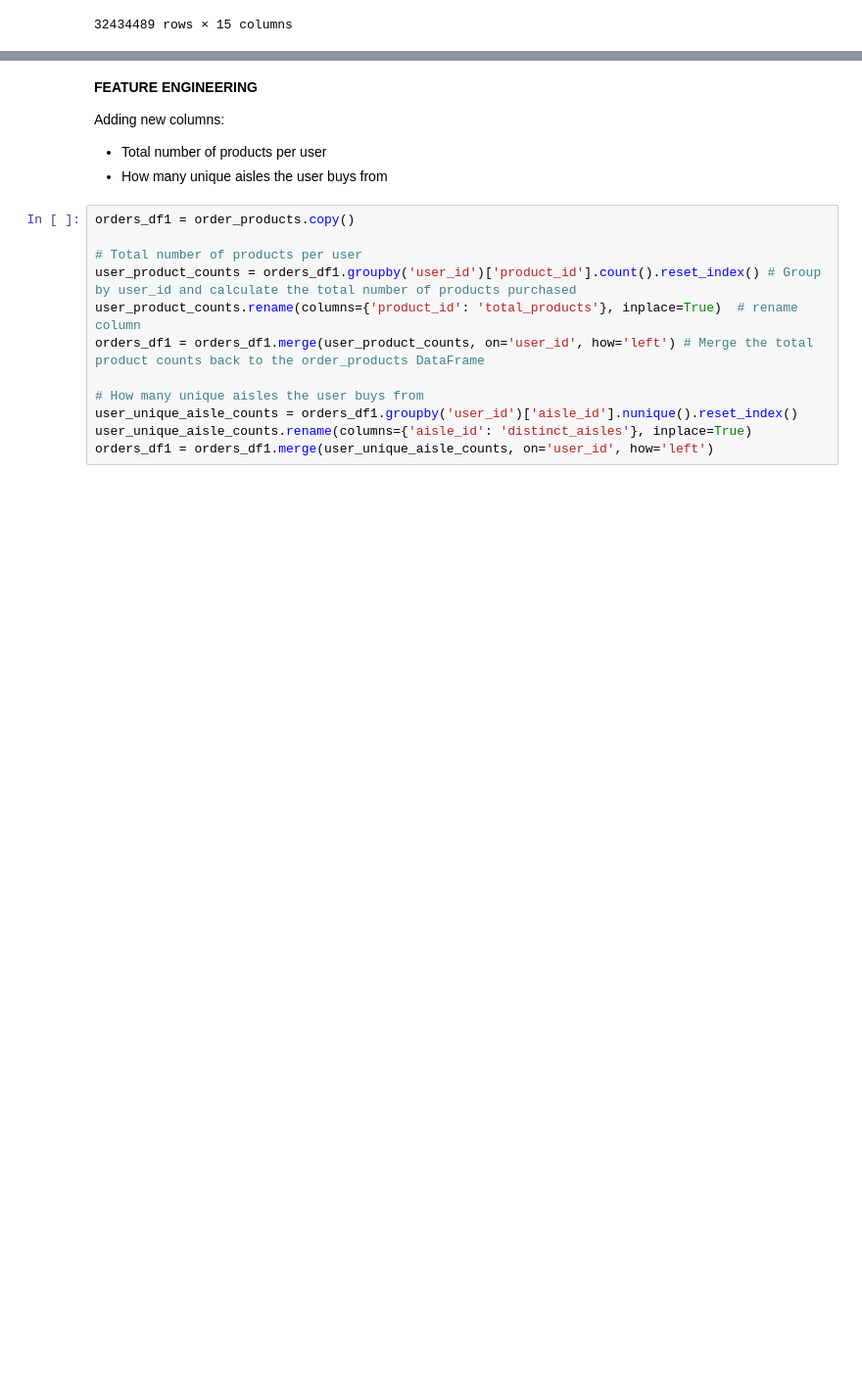
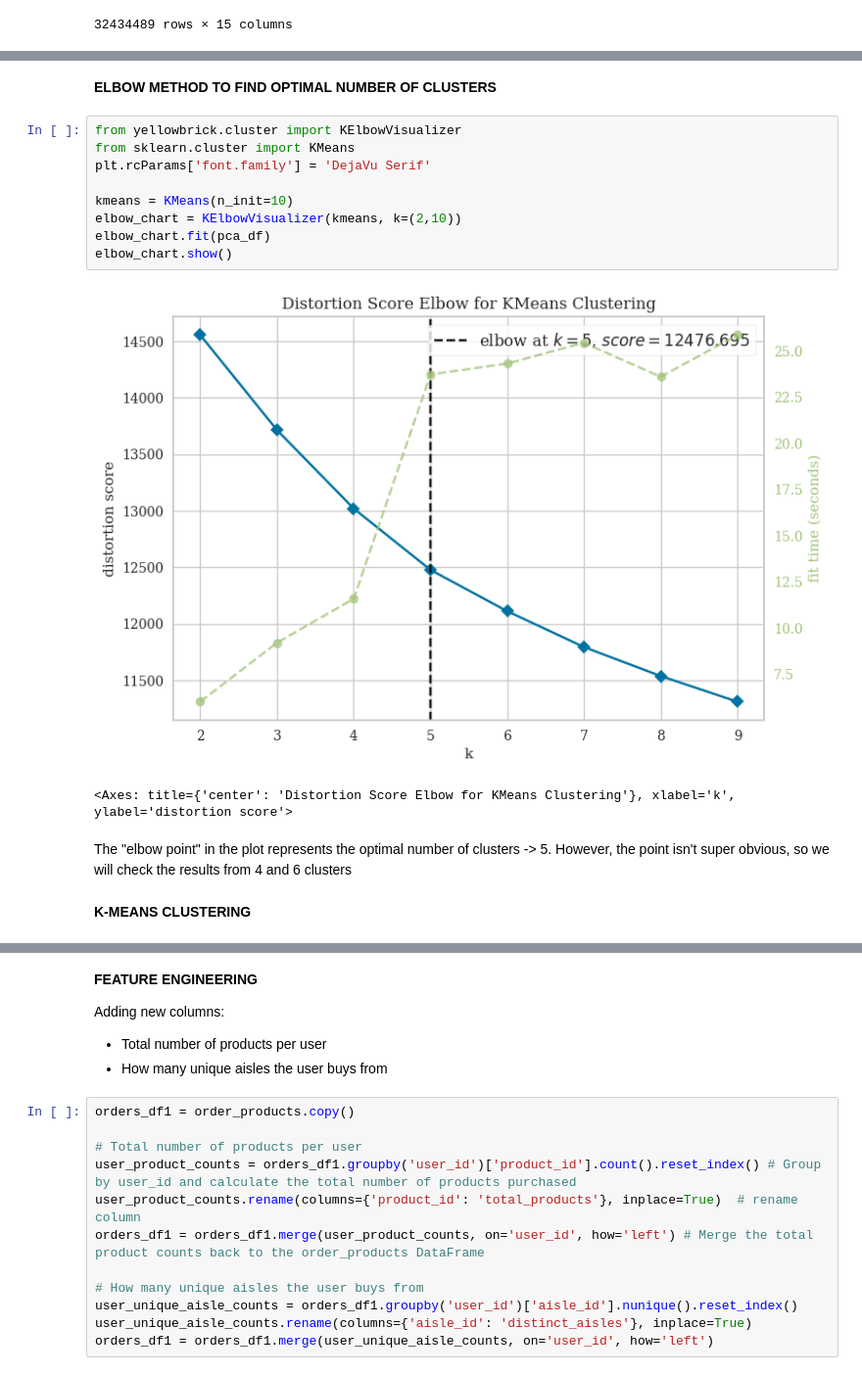
Before and after one commit to mollyiverson/InstacartClustering, a Jupyter notebook: InstacartClustering.ipynb, the cells around one changed output, grey strips where cells are left out. Shown at 98% size. Cells and saved outputs as stored; diff of their text form; blank space fills up the shorter version.

```diff
--- a/InstacartClustering.ipynb
+++ b/InstacartClustering.ipynb
@@ -136,0 +211,18 @@ order_products
+# %% [markdown]
+**ELBOW METHOD TO FIND OPTIMAL NUMBER OF CLUSTERS**
+# %%
+from yellowbrick.cluster import KElbowVisualizer
+from sklearn.cluster import KMeans
+plt.rcParams['font.family'] = 'DejaVu Serif'
+
+kmeans = KMeans(n_init=10)
+elbow_chart = KElbowVisualizer(kmeans, k=(2,10))
+elbow_chart.fit(pca_df)
+elbow_chart.show()
+# %% [output]
+[figure, added]
+<Axes: title={'center': 'Distortion Score Elbow for KMeans Clustering'}, xlabel='k', ylabel='distortion score'>
+# %% [markdown]
+The "elbow point" in the plot represents the optimal number of clusters -> 5. However, the point isn't super obvious, so we will check the results from 4 and 6 clusters
+# %% [markdown]
+**K-MEANS CLUSTERING**
```
Also changed, not shown: parts of 57 cells of this notebook.
